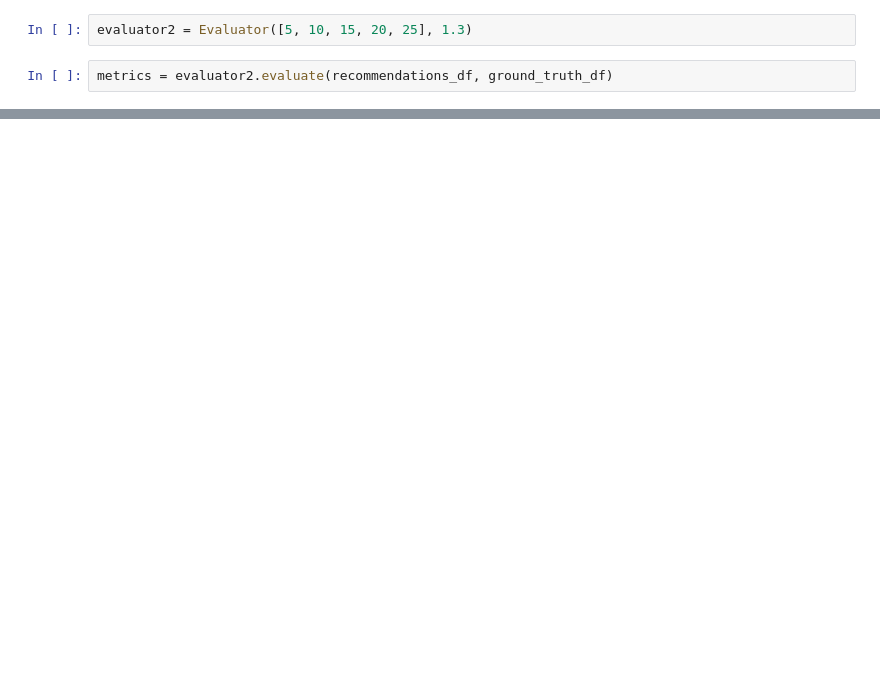
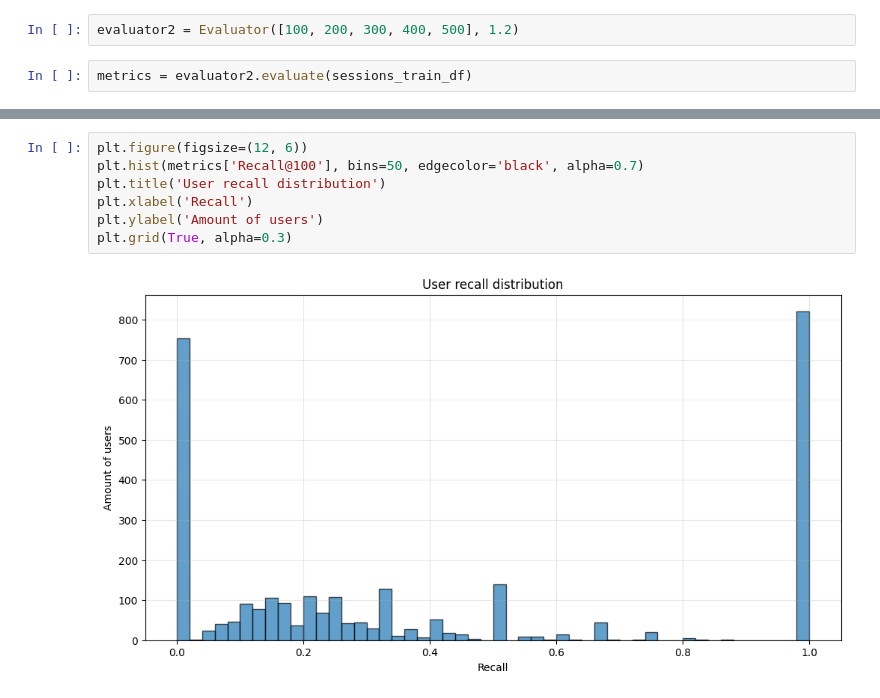
Before and after one commit to maksbilski/playlist_recommendation_system, a Jupyter notebook: training.ipynb, the cells around one changed output, grey strips where cells are left out. Cells and saved outputs as stored; diff of their text form; blank space fills up the shorter version.

```diff
--- a/training.ipynb
+++ b/training.ipynb
@@ -78,4 +82,4 @@ recommendations_df = pd.DataFrame({
 # %%
-evaluator2 = Evaluator([5, 10, 15, 20, 25], 1.3)
+evaluator2 = Evaluator([100, 200, 300, 400, 500], 1.2)
 # %%
-metrics = evaluator2.evaluate(recommendations_df, ground_truth_df)
+metrics = evaluator2.evaluate(sessions_train_df)
@@ -85,3 +125,12 @@ for metric, value in metrics.items():
+# %%
+plt.figure(figsize=(12, 6))
+plt.hist(metrics['Recall@100'], bins=50, edgecolor='black', alpha=0.7)
+plt.title('User recall distribution')
+plt.xlabel('Recall')
+plt.ylabel('Amount of users')
+plt.grid(True, alpha=0.3)
+# %% [output]
+[figure, added]
 # %%
 import seaborn as sns
 import matplotlib.pyplot as plt
```
Also changed, not shown: parts of 23 cells of this notebook.
